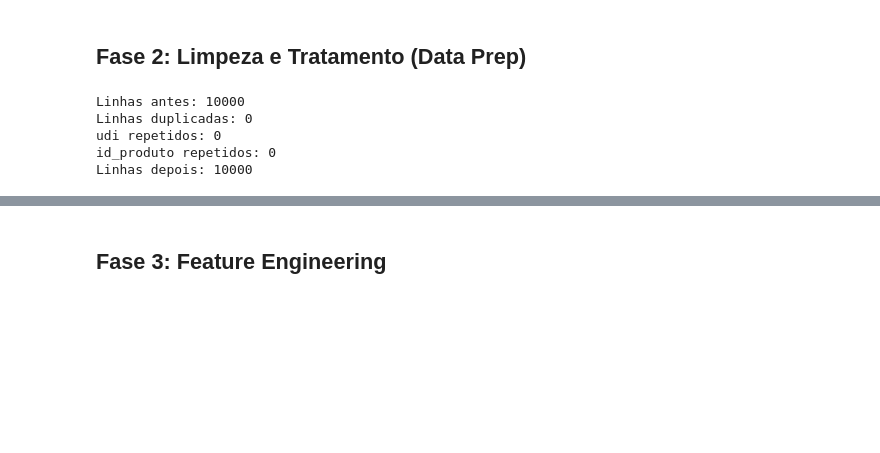
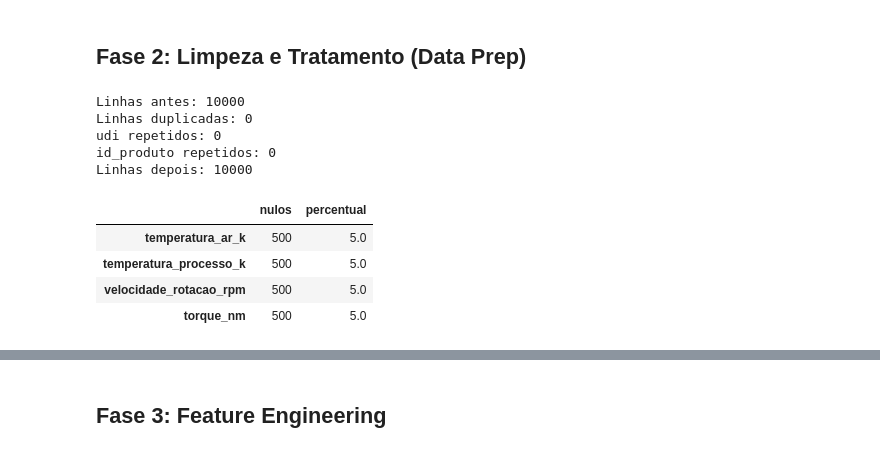
Before and after one commit to felipemendes2077/predictmaint-py, a Jupyter notebook: pipeline_manutencao_preditiva.ipynb, the cells around one changed output, grey strips where cells are left out. Cells and saved outputs as stored; diff of their text form; code cells hidden in the pictures; blank space fills up the shorter version.

Commit message:
implementa imputação de nulos com justificativa

```diff
--- a/pipeline_manutencao_preditiva.ipynb
+++ b/pipeline_manutencao_preditiva.ipynb
@@ -154,3 +154,16 @@ Linhas duplicadas: 0
 udi repetidos: 0
 id_produto repetidos: 0
 Linhas depois: 10000
+# %%
+nulos = df.isna().sum()
+tabela_nulos = pd.DataFrame({
+    "nulos": nulos,
+    "percentual": (nulos / len(df) * 100).round(2),
+})
+tabela_nulos[tabela_nulos["nulos"] > 0]
+# %% [output]
+|  | nulos | percentual |
+| temperatura_ar_k | 500 | 5.0 |
+| temperatura_processo_k | 500 | 5.0 |
+| velocidade_rotacao_rpm | 500 | 5.0 |
+| torque_nm | 500 | 5.0 |
```
Also changed, not shown: parts of 3 cells of this notebook.
